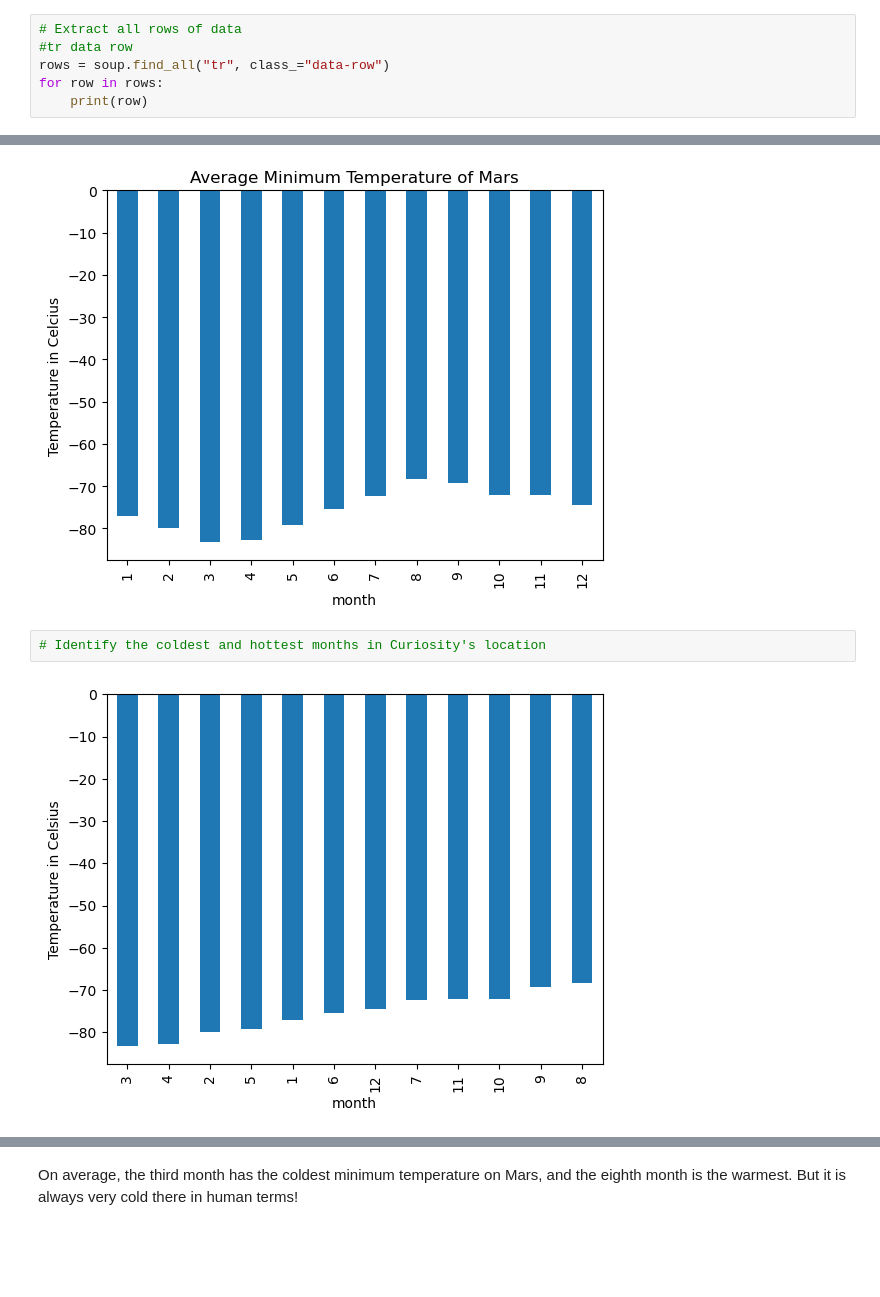
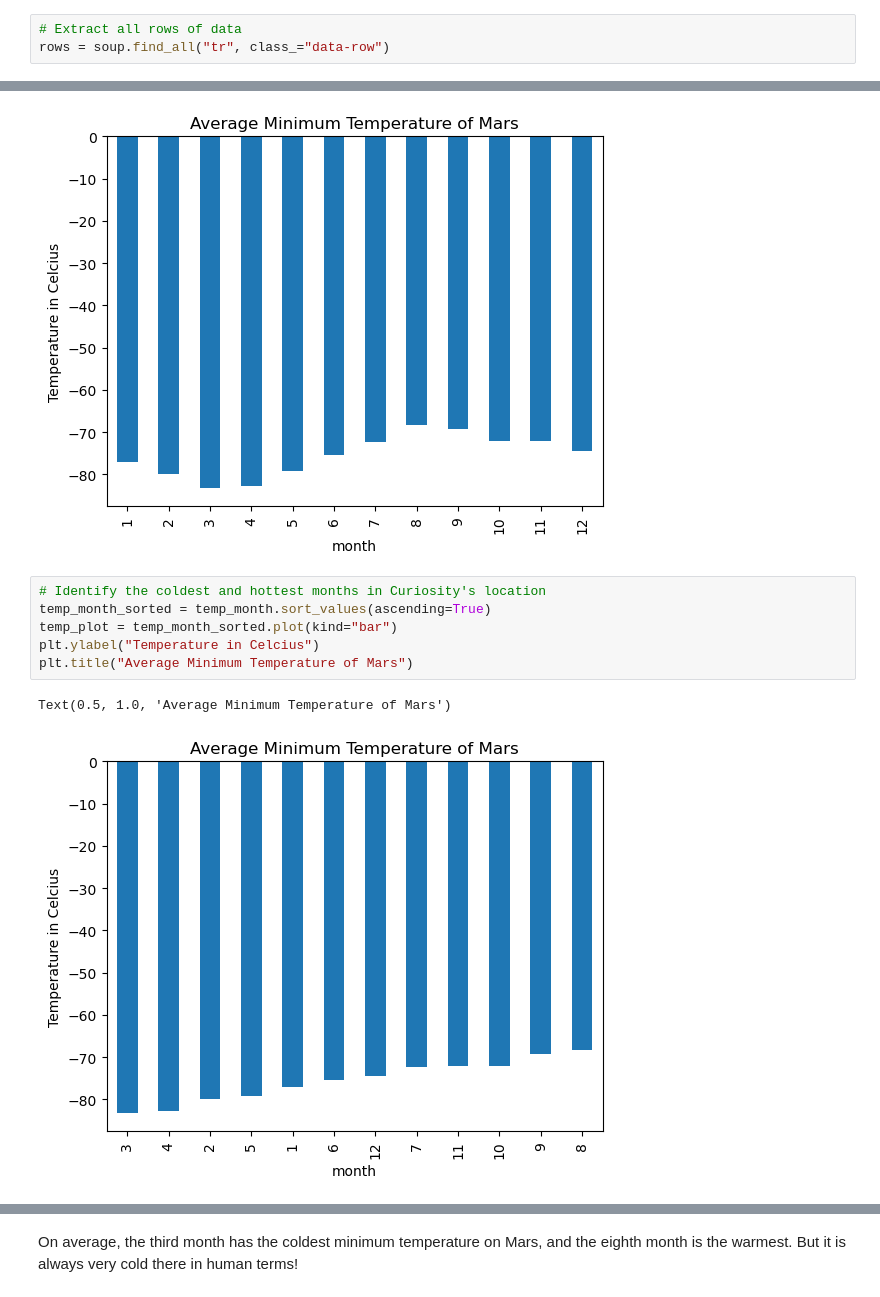
Before and after one commit to stephanielabelle/web-scraping, a Jupyter notebook: part_2_mars_weather.ipynb, the cells around one changed output, grey strips where cells are left out. Cells and saved outputs as stored; diff of their text form; blank space fills up the shorter version.

```diff
--- a/part_2_mars_weather.ipynb
+++ b/part_2_mars_weather.ipynb
@@ -32,7 +32,4 @@ html = browser.html
 soup = BeautifulSoup(html, 'html.parser')
 # %%
 # Extract all rows of data
-#tr data row
 rows = soup.find_all("tr", class_="data-row")
-for row in rows:
-    print(row)
@@ -204,7 +183,12 @@ Text(0.5, 1.0, 'Average Minimum Temperature of Mars')
 [figure]
 # %%
 # Identify the coldest and hottest months in Curiosity's location
+temp_month_sorted = temp_month.sort_values(ascending=True)
+temp_plot = temp_month_sorted.plot(kind="bar")
+plt.ylabel("Temperature in Celcius")
+plt.title("Average Minimum Temperature of Mars")
 # %% [output]
+Text(0.5, 1.0, 'Average Minimum Temperature of Mars')
-[figure, old version]
+[figure, new version]
 # %%
 # 4. Average pressure by Martian month
```
Also changed, not shown: parts of 8 cells of this notebook, 1 other file.
